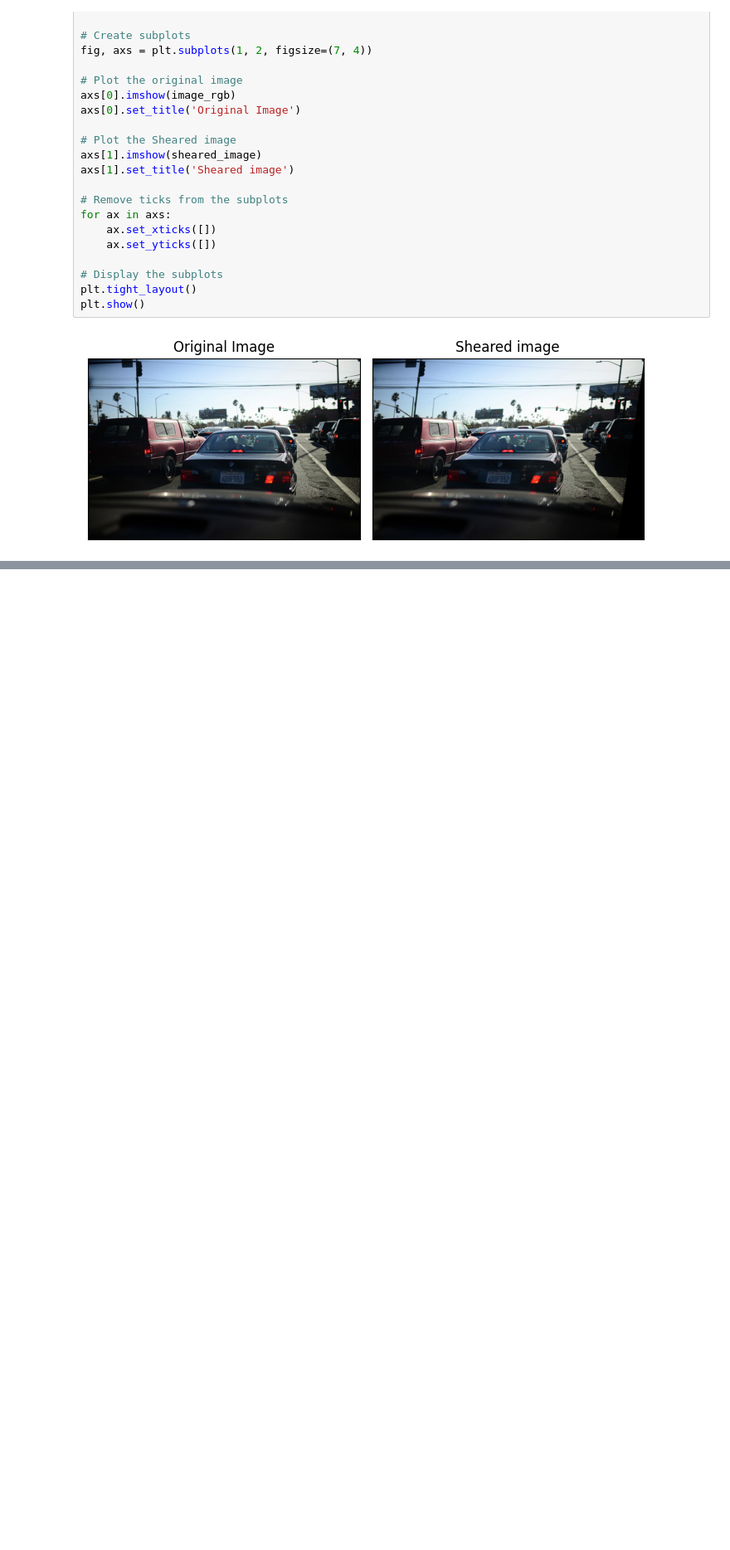
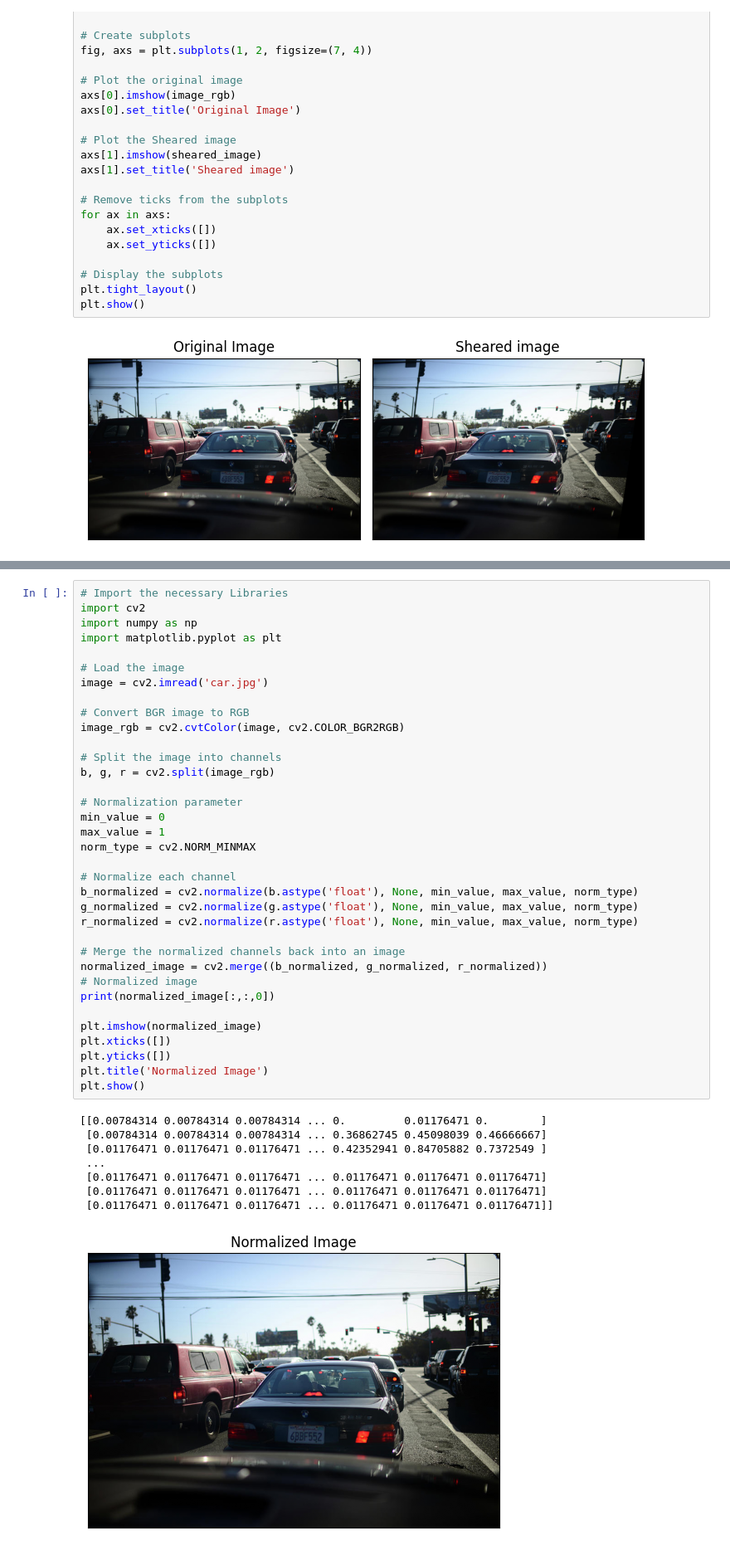
Before and after one commit to AndriiVasylenkoML/image-preprocessing, a Jupyter notebook: image_processing_in_python.ipynb, the cells around one changed output, grey strips where cells are left out. Shown at 83% size. Cells and saved outputs as stored; diff of their text form; blank space fills up the shorter version.

```diff
--- a/image_processing_in_python.ipynb
+++ b/image_processing_in_python.ipynb
@@ -238,0 +308,44 @@ plt.show()
+# %%
+# Import the necessary Libraries
+import cv2
+import numpy as np
+import matplotlib.pyplot as plt
+
+# Load the image
+image = cv2.imread('car.jpg')
+
+# Convert BGR image to RGB
+image_rgb = cv2.cvtColor(image, cv2.COLOR_BGR2RGB)
+
+# Split the image into channels
+b, g, r = cv2.split(image_rgb)
+
+# Normalization parameter
+min_value = 0
+max_value = 1
+norm_type = cv2.NORM_MINMAX
+
+# Normalize each channel
+b_normalized = cv2.normalize(b.astype('float'), None, min_value, max_value, norm_type)
+g_normalized = cv2.normalize(g.astype('float'), None, min_value, max_value, norm_type)
+r_normalized = cv2.normalize(r.astype('float'), None, min_value, max_value, norm_type)
+
+# Merge the normalized channels back into an image
+normalized_image = cv2.merge((b_normalized, g_normalized, r_normalized))
+# Normalized image
+print(normalized_image[:,:,0])
+
+plt.imshow(normalized_image)
+plt.xticks([])
+plt.yticks([])
+plt.title('Normalized Image')
+plt.show()
+# %% [output]
+[[0.00784314 0.00784314 0.00784314 ... 0.         0.01176471 0.        ]
+ [0.00784314 0.00784314 0.00784314 ... 0.36862745 0.45098039 0.46666667]
+ [0.01176471 0.01176471 0.01176471 ... 0.42352941 0.84705882 0.7372549 ]
+ ...
+ [0.01176471 0.01176471 0.01176471 ... 0.01176471 0.01176471 0.01176471]
+ [0.01176471 0.01176471 0.01176471 ... 0.01176471 0.01176471 0.01176471]
+ [0.01176471 0.01176471 0.01176471 ... 0.01176471 0.01176471 0.01176471]]
+[figure, added]
```
Also changed, not shown: parts of 3 cells of this notebook.
